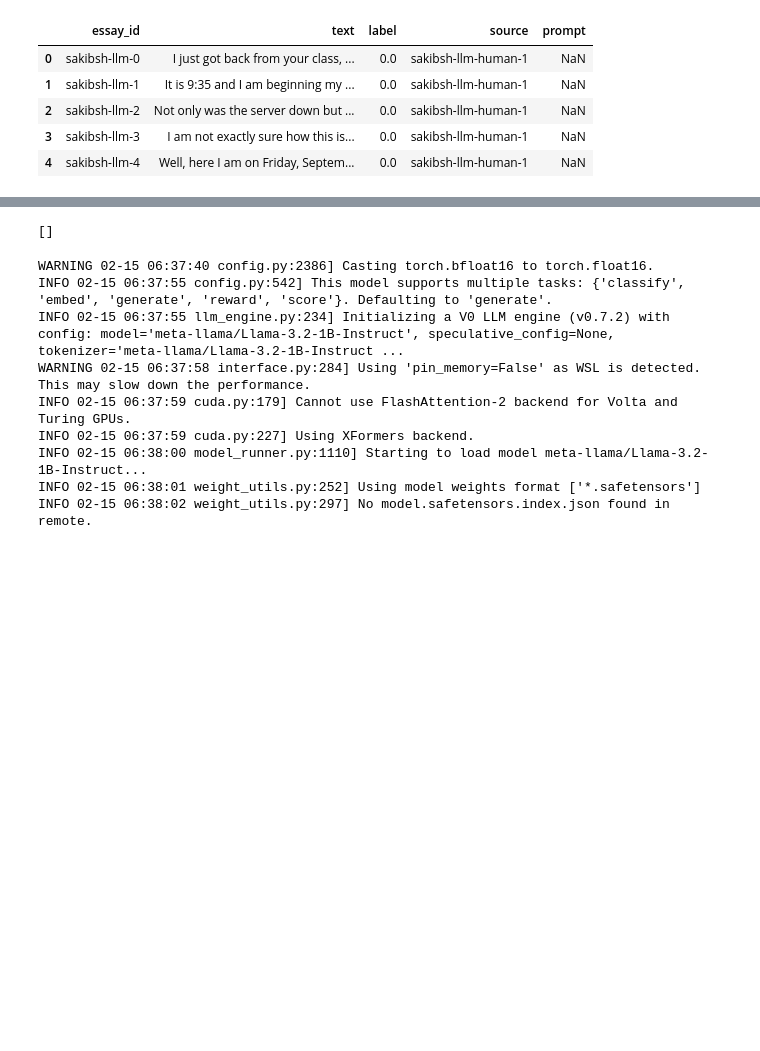
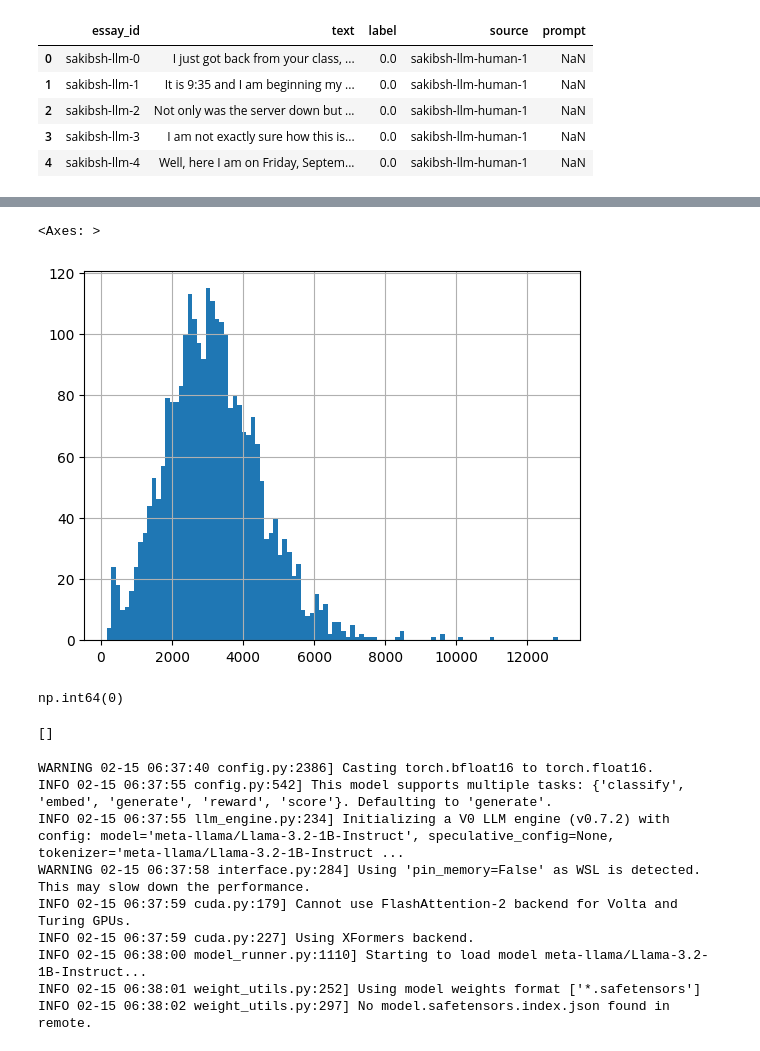
Before and after one commit to Michal1337/GenTextDetect, a Jupyter notebook: notebooks/gen_ai_data/essays.ipynb, the cells around one changed output, grey strips where cells are left out. Drawn from its saved outputs; the diff is of its cells as text; code cells hidden in the pictures; blank space fills up the shorter version.

```diff
--- a/notebooks/gen_ai_data/essays.ipynb
+++ b/notebooks/gen_ai_data/essays.ipynb
@@ -25,0 +35,2 @@ df = df[df["label"] == 0]
+# %%
+df["length"] = df["text"].str.len()
@@ -26,3 +51,12 @@ df = df[df["label"] == 0]
+# %%
+df["length"].hist(bins=100)
+# %% [output]
+<Axes: >
+[figure, added]
+# %%
+df.duplicated(subset="text").sum()
+# %% [output]
+np.int64(0)
 # %%
 def batchify(iterable, batch_size):
     """Splits an iterable into smaller batches."""
```
Also changed, not shown: parts of 4 cells of this notebook, 24 other files.
